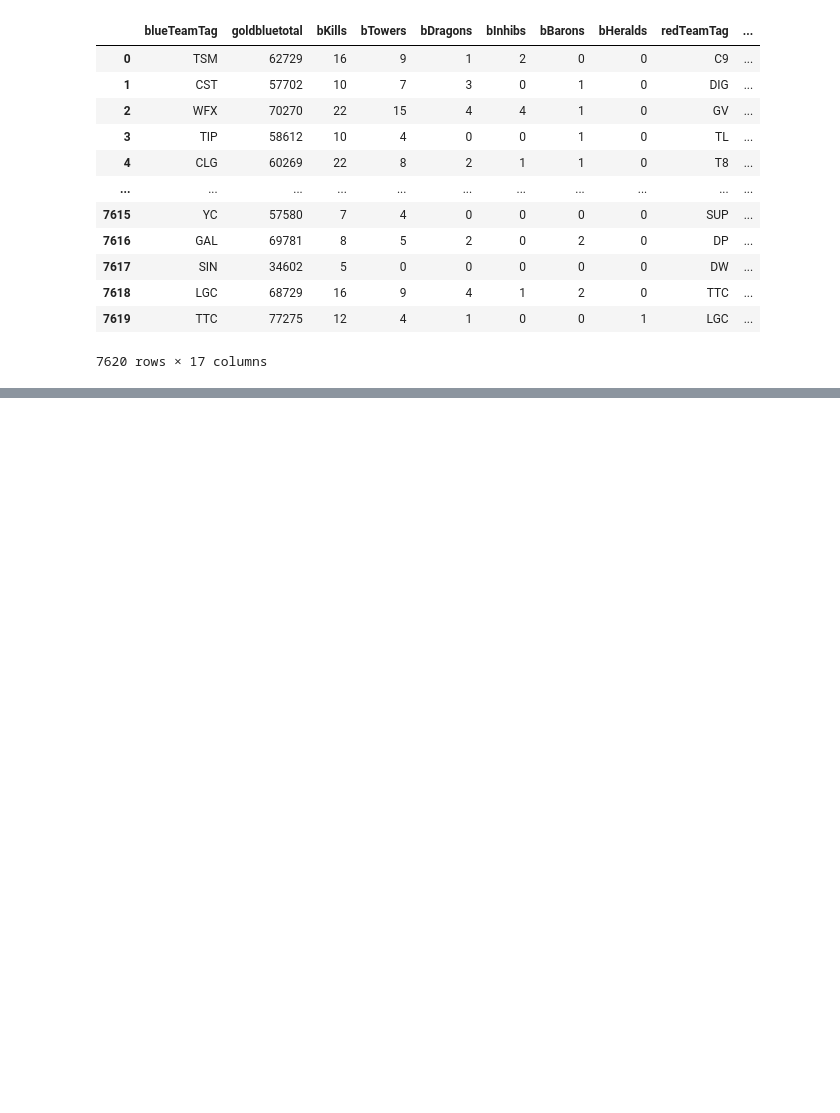
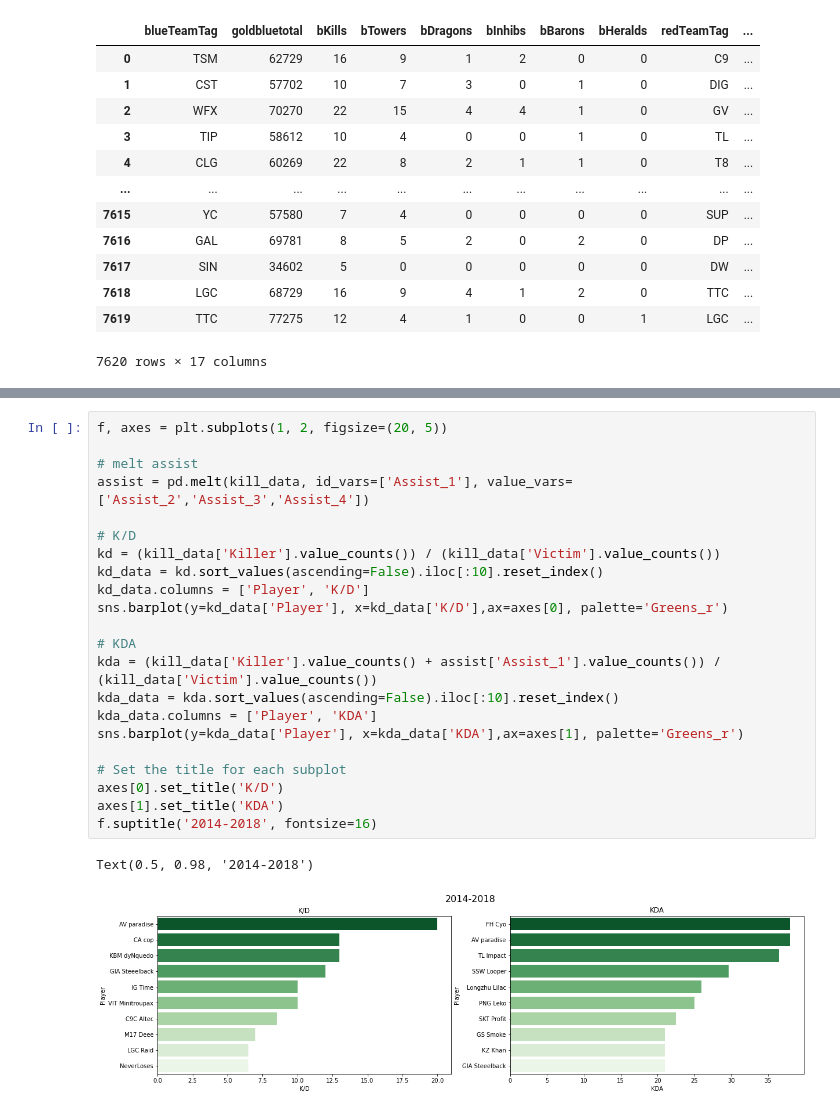
Before and after one commit to oscarqjh/NTU_SC1015_Project, a Jupyter notebook: EDA.ipynb, the cells around one changed output, grey strips where cells are left out. Cells and saved outputs as stored; diff of their text form; blank space fills up the shorter version.

```diff
--- a/EDA.ipynb
+++ b/EDA.ipynb
@@ -292,0 +336,25 @@ Note: Surprisingly, gold has lower correlation (~0.37) than the other objectives
+# %%
+f, axes = plt.subplots(1, 2, figsize=(20, 5))
+
+# melt assist
+assist = pd.melt(kill_data, id_vars=['Assist_1'], value_vars=['Assist_2','Assist_3','Assist_4'])
+
+# K/D
+kd = (kill_data['Killer'].value_counts()) / (kill_data['Victim'].value_counts())
+kd_data = kd.sort_values(ascending=False).iloc[:10].reset_index()
+kd_data.columns = ['Player', 'K/D']
+sns.barplot(y=kd_data['Player'], x=kd_data['K/D'],ax=axes[0], palette='Greens_r')
+
+# KDA
+kda = (kill_data['Killer'].value_counts() + assist['Assist_1'].value_counts()) / (kill_data['Victim'].value_counts())
+kda_data = kda.sort_values(ascending=False).iloc[:10].reset_index()
+kda_data.columns = ['Player', 'KDA']
+sns.barplot(y=kda_data['Player'], x=kda_data['KDA'],ax=axes[1], palette='Greens_r')
+
+# Set the title for each subplot
+axes[0].set_title('K/D')
+axes[1].set_title('KDA')
+f.suptitle('2014-2018', fontsize=16)
+# %% [output]
+Text(0.5, 0.98, '2014-2018')
+[figure, added]
```
Also changed, not shown: parts of 19 cells of this notebook.
